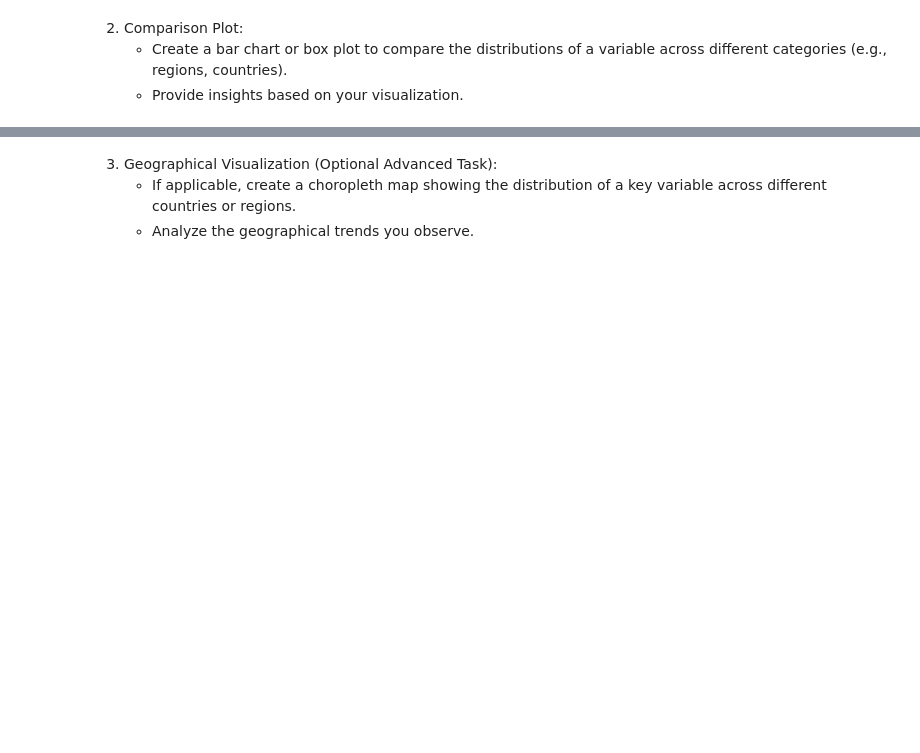
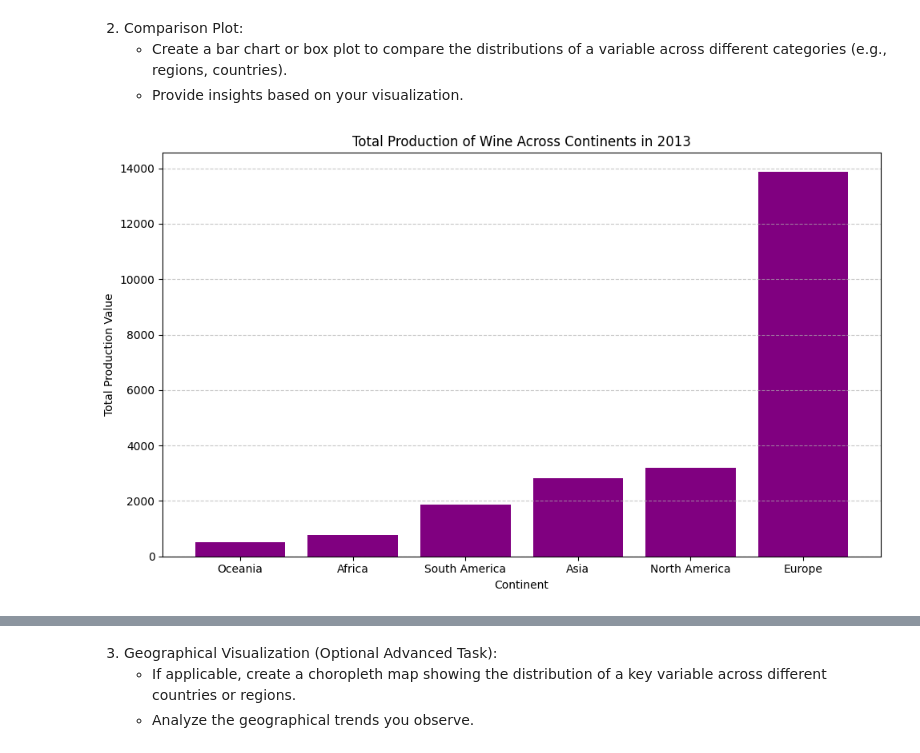
Before and after one commit to Alessa-Gillespie/ASSMT1-GRP3-DATAVIZ, a Jupyter notebook: dataviz_assessment1.ipynb, the cells around one changed output, grey strips where cells are left out. Saved outputs shown, nothing was run; the diff lists cells and outputs as text; code cells hidden in the pictures; blank space fills up the shorter version.

```diff
--- a/dataviz_assessment1.ipynb
+++ b/dataviz_assessment1.ipynb
@@ -747,3 +993,25 @@ merged_df.head()
 # %%
 # Create a bar chart or box plot to compare the distributions of a variable across different categories (e.g., regions, countries).
 # Provide insights based on your visualization.
+# %%
+# Filter the DataFrame for the item "Vegetables" in 2013
+wine_df = merged_df[
+    (merged_df['YEAR'] == 2013) &
+    (merged_df['ITEM'] == 'Wine') &
+    (merged_df['ELEMENT'] == 'Food')
+]
+
+# Group by continent and sum the production values
+wine_by_continent = wine_df.groupby('CONTINENT')['PRODUCTION_VALUE'].sum().sort_values()
+
+# Plotting a bar chart
+plt.figure(figsize=(10, 6))
+plt.bar(wine_by_continent.index, wine_by_continent.values, color='purple')
+plt.xlabel('Continent')
+plt.ylabel('Total Production Value')
+plt.title('Total Production of Wine Across Continents in 2013')
+plt.grid(axis='y', linestyle='--', alpha=0.7)
+plt.tight_layout()
+plt.show()
+# %% [output]
+[figure, added]
```
Also changed, not shown: parts of 18 cells of this notebook.
